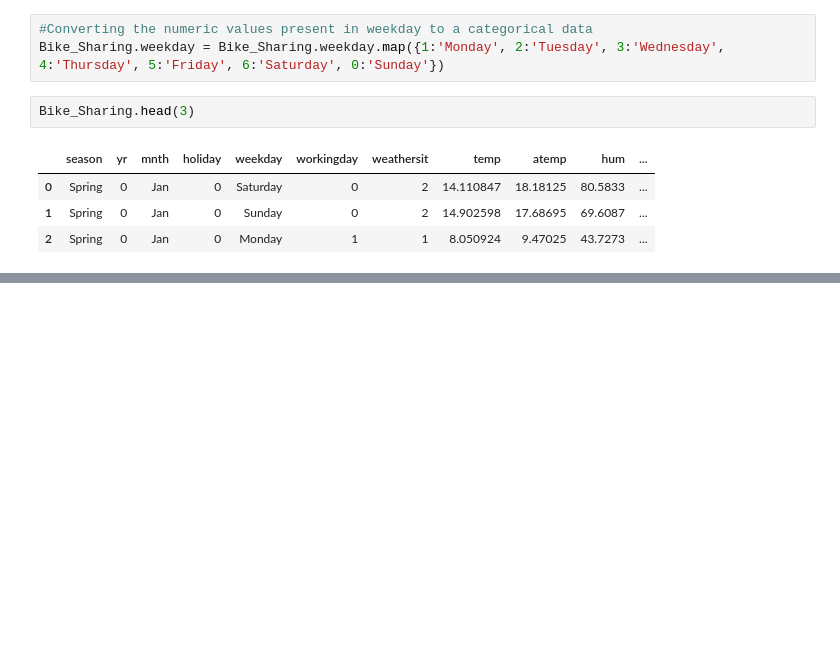
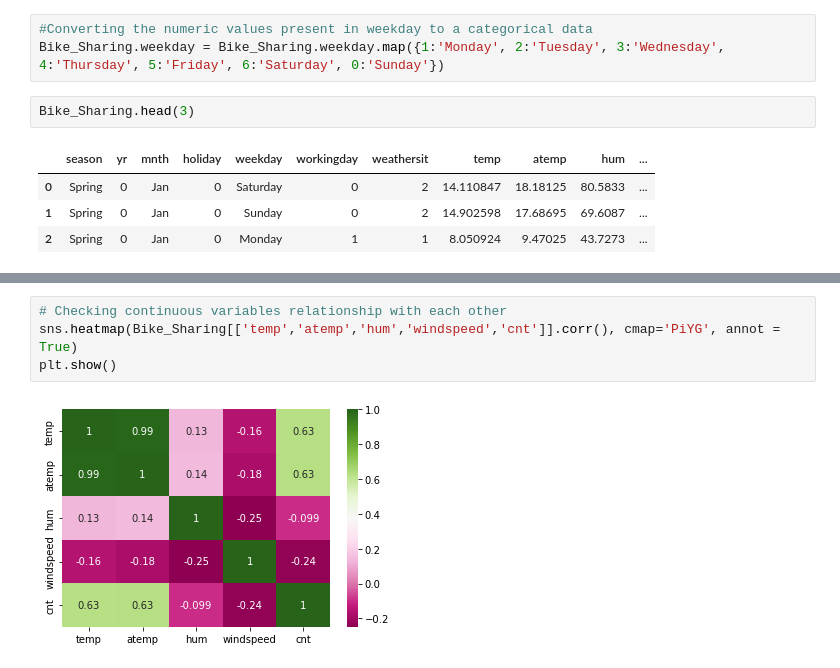
Before and after one commit to MrChetanDesai/Linear_Regression_Assignment, a Jupyter notebook: data_processing_modeling.ipynb, the cells around one changed output, grey strips where cells are left out. Saved outputs shown, nothing was run; the diff lists cells and outputs as text; blank space fills up the shorter version.

```diff
--- a/data_processing_modeling.ipynb
+++ b/data_processing_modeling.ipynb
@@ -134,0 +180,6 @@ Bike_Sharing.head(3)
+# %%
+# Checking continuous variables relationship with each other
+sns.heatmap(Bike_Sharing[['temp','atemp','hum','windspeed','cnt']].corr(), cmap='PiYG', annot = True)
+plt.show()
+# %% [output]
+[figure, added]
```
Also changed, not shown: parts of 7 cells of this notebook.
